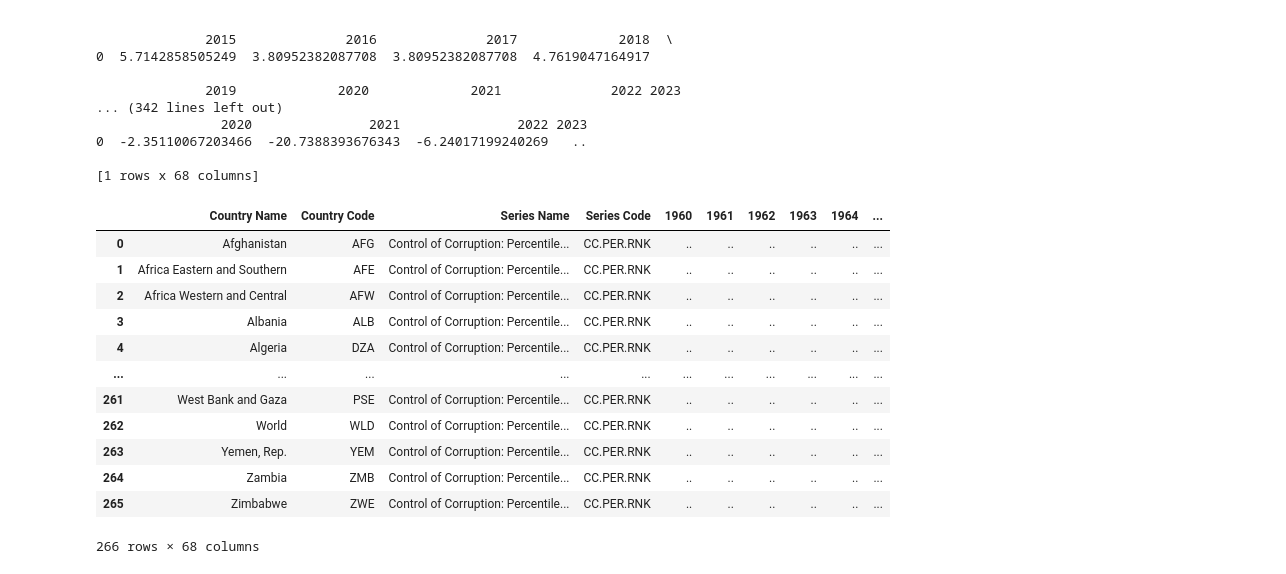
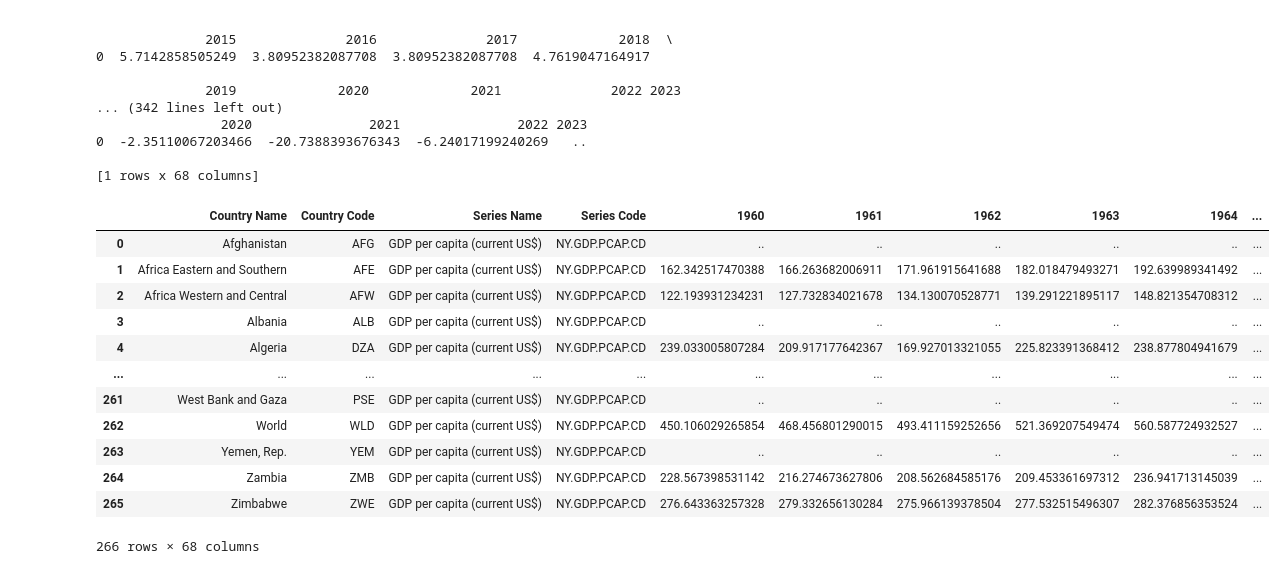
Before and after one commit to Addieryn/Project_Olympian, a Jupyter notebook: Dylan/country_cleaning.ipynb, the cells around one changed output. Cells and saved outputs as stored; diff of their text form; code cells hidden in the pictures.

```diff
--- a/Dylan/country_cleaning.ipynb
+++ b/Dylan/country_cleaning.ipynb
@@ -198,18 +206,21 @@ DataFrame series1 has been loaded from series3.csv @ ../Resources/DataFrames/ser
 
 [1 rows x 68 columns]
 # %%
-series_dfs['series1']
+# before saving
+# series_dfs['series8']
+# after saving
+series_df['series20']
 # %% [output]
 |  | Country Name | Country Code | Series Name | Series Code | 1960 | 1961 | 1962 | 1963 | 1964 | ... |
-| 0 | Afghanistan | AFG | Control of Corruption: Percentile... | CC.PER.RNK | .. | .. | .. | .. | .. | ... |
-| 1 | Africa Eastern and Southern | AFE | Control of Corruption: Percentile... | CC.PER.RNK | .. | .. | .. | .. | .. | ... |
-| 2 | Africa Western and Central | AFW | Control of Corruption: Percentile... | CC.PER.RNK | .. | .. | .. | .. | .. | ... |
-| 3 | Albania | ALB | Control of Corruption: Percentile... | CC.PER.RNK | .. | .. | .. | .. | .. | ... |
-| 4 | Algeria | DZA | Control of Corruption: Percentile... | CC.PER.RNK | .. | .. | .. | .. | .. | ... |
+| 0 | Afghanistan | AFG | GDP per capita (current US$) | NY.GDP.PCAP.CD | .. | .. | .. | .. | .. | ... |
+| 1 | Africa Eastern and Southern | AFE | GDP per capita (current US$) | NY.GDP.PCAP.CD | 162.342517470388 | 166.263682006911 | 171.961915641688 | 182.018479493271 | 192.639989341492 | ... |
+| 2 | Africa Western and Central | AFW | GDP per capita (current US$) | NY.GDP.PCAP.CD | 122.193931234231 | 127.732834021678 | 134.130070528771 | 139.291221895117 | 148.821354708312 | ... |
+| 3 | Albania | ALB | GDP per capita (current US$) | NY.GDP.PCAP.CD | .. | .. | .. | .. | .. | ... |
+| 4 | Algeria | DZA | GDP per capita (current US$) | NY.GDP.PCAP.CD | 239.033005807284 | 209.917177642367 | 169.927013321055 | 225.823391368412 | 238.877804941679 | ... |
 | ... | ... | ... | ... | ... | ... | ... | ... | ... | ... | ... |
-| 261 | West Bank and Gaza | PSE | Control of Corruption: Percentile... | CC.PER.RNK | .. | .. | .. | .. | .. | ... |
-| 262 | World | WLD | Control of Corruption: Percentile... | CC.PER.RNK | .. | .. | .. | .. | .. | ... |
-| 263 | Yemen, Rep. | YEM | Control of Corruption: Percentile... | CC.PER.RNK | .. | .. | .. | .. | .. | ... |
-| 264 | Zambia | ZMB | Control of Corruption: Percentile... | CC.PER.RNK | .. | .. | .. | .. | .. | ... |
-| 265 | Zimbabwe | ZWE | Control of Corruption: Percentile... | CC.PER.RNK | .. | .. | .. | .. | .. | ... |
+| 261 | West Bank and Gaza | PSE | GDP per capita (current US$) | NY.GDP.PCAP.CD | .. | .. | .. | .. | .. | ... |
+| 262 | World | WLD | GDP per capita (current US$) | NY.GDP.PCAP.CD | 450.106029265854 | 468.456801290015 | 493.411159252656 | 521.369207549474 | 560.587724932527 | ... |
+| 263 | Yemen, Rep. | YEM | GDP per capita (current US$) | NY.GDP.PCAP.CD | .. | .. | .. | .. | .. | ... |
+| 264 | Zambia | ZMB | GDP per capita (current US$) | NY.GDP.PCAP.CD | 228.567398531142 | 216.274673627806 | 208.562684585176 | 209.453361697312 | 236.941713145039 | ... |
+| 265 | Zimbabwe | ZWE | GDP per capita (current US$) | NY.GDP.PCAP.CD | 276.643363257328 | 279.332656130284 | 275.966139378504 | 277.532515496307 | 282.376856353524 | ... |
 266 rows × 68 columns
```
Also changed, not shown: parts of 2 cells of this notebook, 4 other files.
